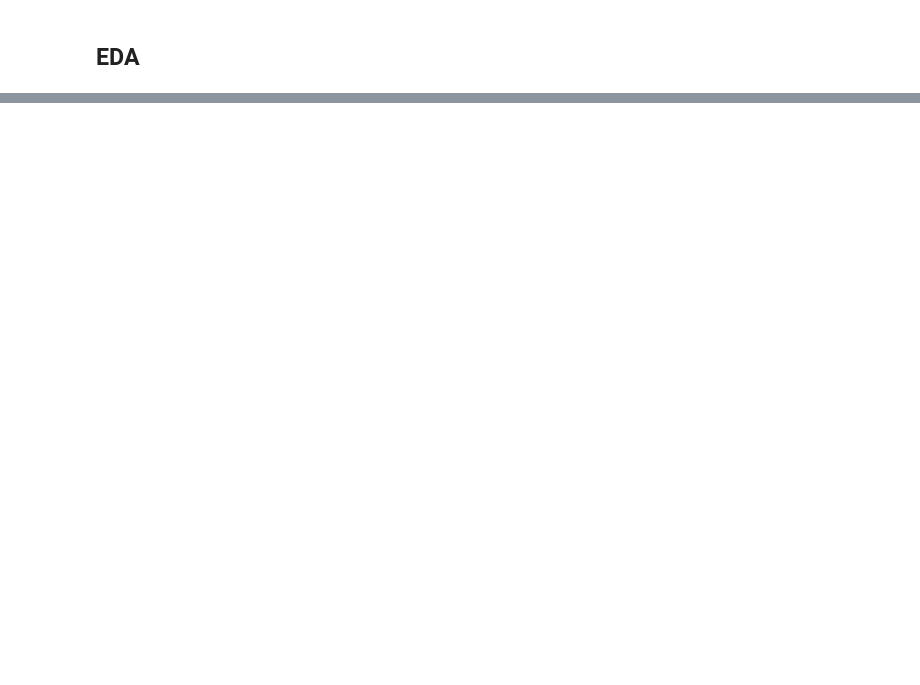
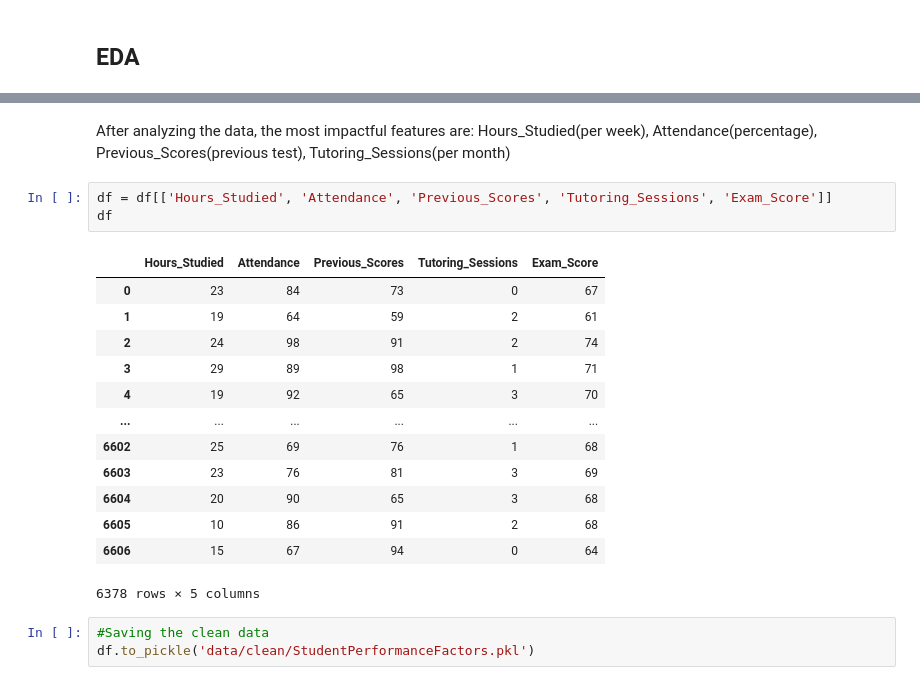
Before and after one commit to Jasn2002/flask-ml-web-application, a Jupyter notebook: EDA.ipynb, the cells around one changed output, grey strips where cells are left out. Drawn from its saved outputs; the diff is of its cells as text; blank space fills up the shorter version.

```diff
--- a/EDA.ipynb
+++ b/EDA.ipynb
@@ -42,0 +87,22 @@ df
+# %% [markdown]
+After analyzing the data, the most impactful features are: Hours_Studied(per week), Attendance(percentage), Previous_Scores(previous test), Tutoring_Sessions(per month)
+# %%
+df = df[['Hours_Studied', 'Attendance', 'Previous_Scores', 'Tutoring_Sessions', 'Exam_Score']]
+df
+# %% [output]
+|  | Hours_Studied | Attendance | Previous_Scores | Tutoring_Sessions | Exam_Score |
+| 0 | 23 | 84 | 73 | 0 | 67 |
+| 1 | 19 | 64 | 59 | 2 | 61 |
+| 2 | 24 | 98 | 91 | 2 | 74 |
+| 3 | 29 | 89 | 98 | 1 | 71 |
+| 4 | 19 | 92 | 65 | 3 | 70 |
+| ... | ... | ... | ... | ... | ... |
+| 6602 | 25 | 69 | 76 | 1 | 68 |
+| 6603 | 23 | 76 | 81 | 3 | 69 |
+| 6604 | 20 | 90 | 65 | 3 | 68 |
+| 6605 | 10 | 86 | 91 | 2 | 68 |
+| 6606 | 15 | 67 | 94 | 0 | 64 |
+6378 rows × 5 columns
+# %%
+#Saving the clean data
+df.to_pickle('data/clean/StudentPerformanceFactors.pkl')
```
Also changed, not shown: parts of 6 cells of this notebook, 17 other files.
